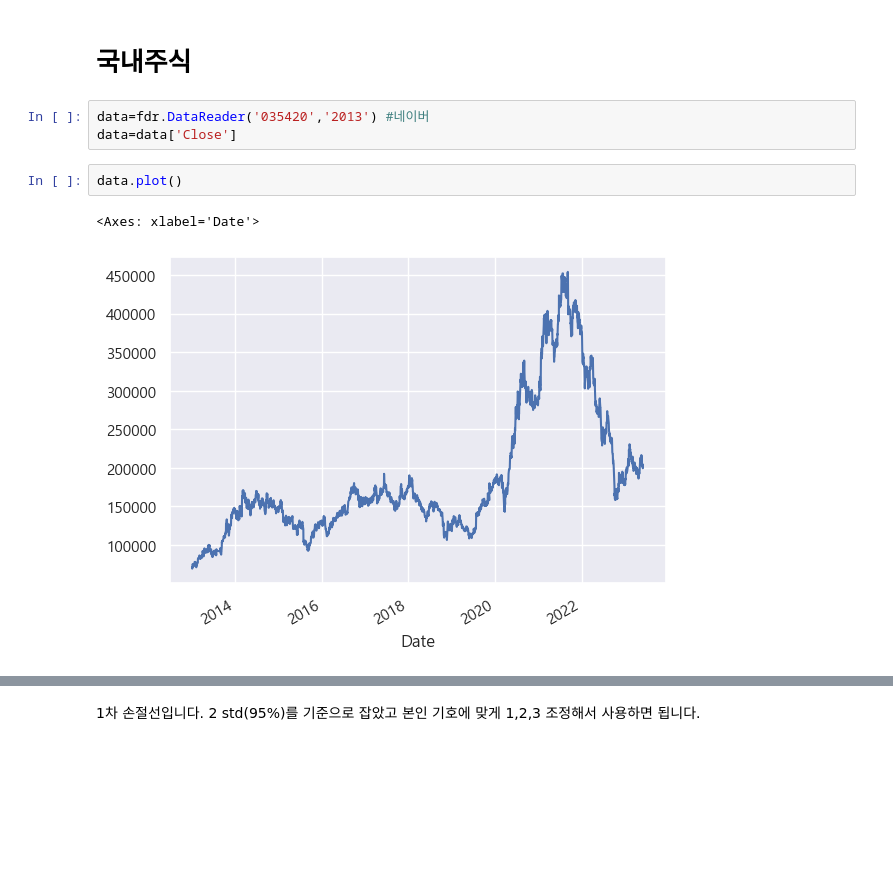
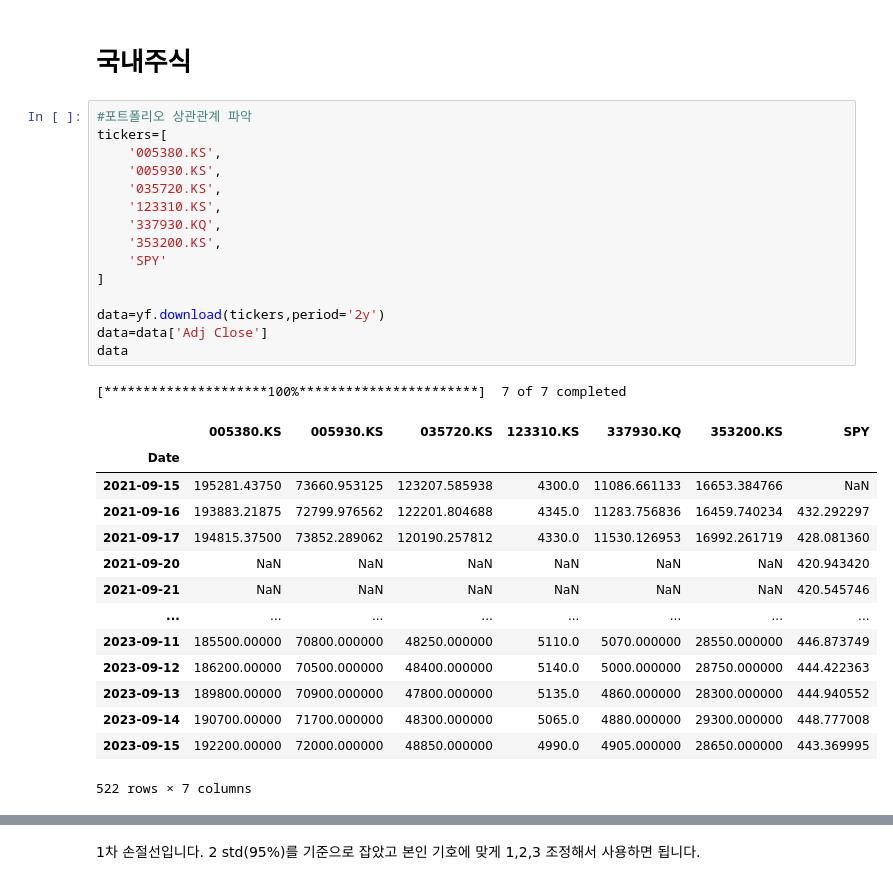
Before and after one commit to hojune2/_investment, a Jupyter notebook: micro.ipynb, the cells around one changed output, grey strips where cells are left out. Drawn from its saved outputs; the diff is of its cells as text; blank space fills up the shorter version.

```diff
--- a/micro.ipynb
+++ b/micro.ipynb
@@ -75,11 +99,34 @@ remy=remret.rolling(250).mean().dropna()*252
 #미국채종합지수
 # %% [markdown]
 # 국내주식
-# %%
-data=fdr.DataReader('035420','2013') #네이버
-data=data['Close']
-# %%
-data.plot()
-# %% [output]
-<Axes: xlabel='Date'>
-[figure, removed]
+# %%
+#포트폴리오 상관관계 파악
+tickers=[
+    '005380.KS',
+    '005930.KS',
+    '035720.KS',
+    '123310.KS',
+    '337930.KQ',
+    '353200.KS',
+    'SPY'
+]
+
+data=yf.download(tickers,period='2y')
+data=data['Adj Close']
+data
+# %% [output]
+[*********************100%***********************]  7 of 7 completed
+|  | 005380.KS | 005930.KS | 035720.KS | 123310.KS | 337930.KQ | 353200.KS | SPY |
+| Date |  |  |  |  |  |  |  |
+| 2021-09-15 | 195281.43750 | 73660.953125 | 123207.585938 | 4300.0 | 11086.661133 | 16653.384766 | NaN |
+| 2021-09-16 | 193883.21875 | 72799.976562 | 122201.804688 | 4345.0 | 11283.756836 | 16459.740234 | 432.292297 |
+| 2021-09-17 | 194815.37500 | 73852.289062 | 120190.257812 | 4330.0 | 11530.126953 | 16992.261719 | 428.081360 |
+| 2021-09-20 | NaN | NaN | NaN | NaN | NaN | NaN | 420.943420 |
+| 2021-09-21 | NaN | NaN | NaN | NaN | NaN | NaN | 420.545746 |
+| ... | ... | ... | ... | ... | ... | ... | ... |
+| 2023-09-11 | 185500.00000 | 70800.000000 | 48250.000000 | 5110.0 | 5070.000000 | 28550.000000 | 446.873749 |
+| 2023-09-12 | 186200.00000 | 70500.000000 | 48400.000000 | 5140.0 | 5000.000000 | 28750.000000 | 444.422363 |
+| 2023-09-13 | 189800.00000 | 70900.000000 | 47800.000000 | 5135.0 | 4860.000000 | 28300.000000 | 444.940552 |
+| 2023-09-14 | 190700.00000 | 71700.000000 | 48300.000000 | 5065.0 | 4880.000000 | 29300.000000 | 448.777008 |
+| 2023-09-15 | 192200.00000 | 72000.000000 | 48850.000000 | 4990.0 | 4905.000000 | 28650.000000 | 443.369995 |
+522 rows × 7 columns
```
Also changed, not shown: parts of 12 cells of this notebook.
